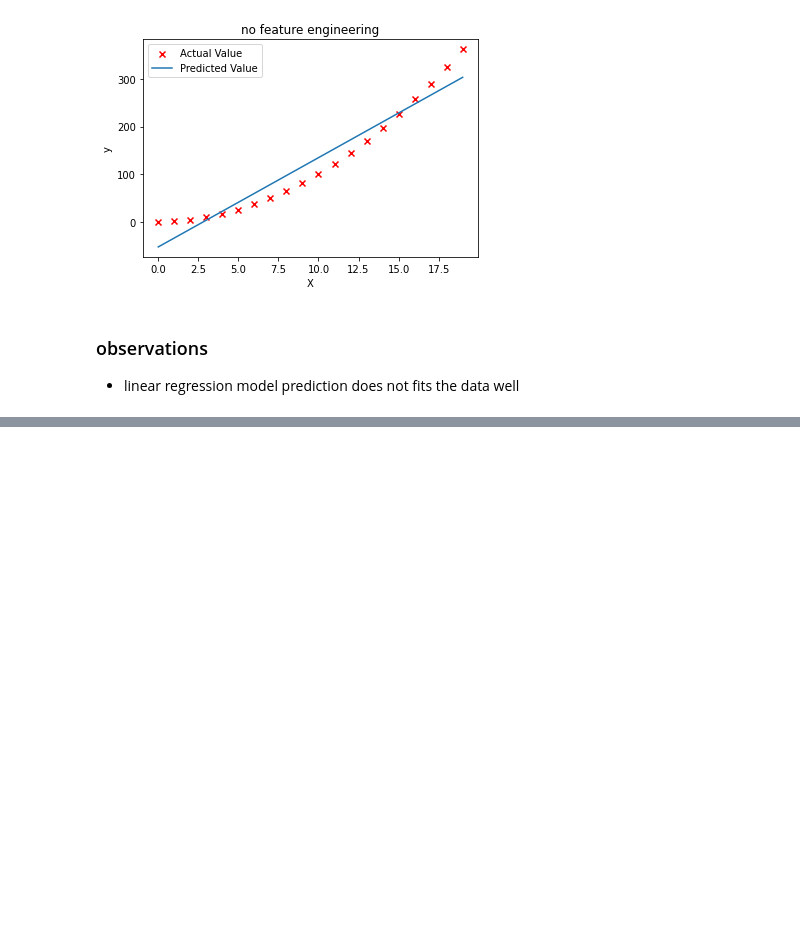
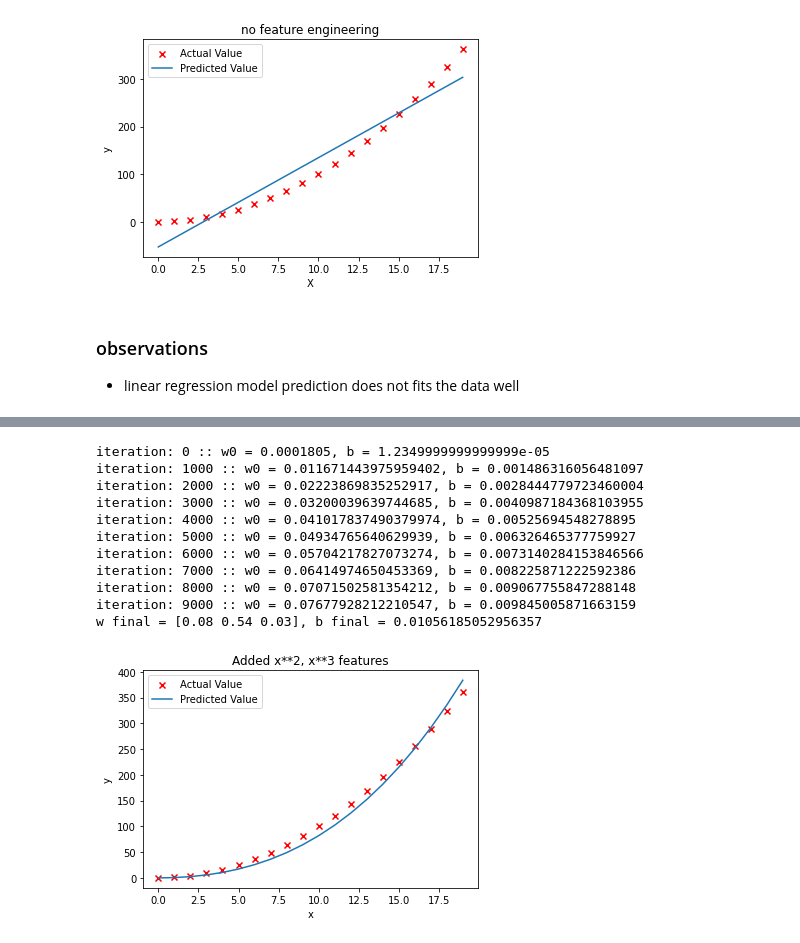
Before and after one commit to anikettrivedi/ml-ai, a Jupyter notebook: 02_linear_regression/02_07_feature_engineering.ipynb, the cells around one changed output, grey strips where cells are left out. Saved outputs shown, nothing was run; the diff lists cells and outputs as text; code cells hidden in the pictures; blank space fills up the shorter version.

```diff
--- a/02_linear_regression/02_07_feature_engineering.ipynb
+++ b/02_linear_regression/02_07_feature_engineering.ipynb
@@ -87,0 +97,36 @@ w0 final = 1.0041749387228514, b final = [0.04896444]
+# %%
+# create target data
+x = np.arange(0, 20, 1)
+y = x**2
+
+# engineer features .
+X = np.c_[x, x**2, x**3]   #<-- added engineered feature
+
+w = np.array([0, 0, 0])
+b = 0
+alpha = 1e-7
+iterations = 10000
+
+model_w,model_b,J_hist,w0_hist,b_hist = gradient_descent(X, y, w, b, compute_cost, compute_gradient, alpha, iterations)
+
+plt.scatter(x, y, marker='x', c='r', label="Actual Value");
+plt.title("Added x**2, x**3 features")
+
+plt.plot(x, np.dot(X,model_w) + model_b, label="Predicted Value");
+plt.xlabel("x");
+plt.ylabel("y");
+plt.legend();
+plt.show()
+# %% [output]
+iteration: 0 :: w0 = 0.0001805, b = 1.2349999999999999e-05
+iteration: 1000 :: w0 = 0.011671443975959402, b = 0.001486316056481097
+iteration: 2000 :: w0 = 0.02223869835252917, b = 0.0028444779723460004
+iteration: 3000 :: w0 = 0.03200039639744685, b = 0.0040987184368103955
+iteration: 4000 :: w0 = 0.041017837490379974, b = 0.00525694548278895
+iteration: 5000 :: w0 = 0.04934765640629939, b = 0.006326465377759927
+iteration: 6000 :: w0 = 0.05704217827073274, b = 0.0073140284153846566
+iteration: 7000 :: w0 = 0.06414974650453369, b = 0.008225871222592386
+iteration: 8000 :: w0 = 0.07071502581354212, b = 0.009067755847288148
+iteration: 9000 :: w0 = 0.07677928212210547, b = 0.009845005871663159
+w final = [0.08 0.54 0.03], b final = 0.01056185052956357
+[figure, added]
```
Also changed, not shown: parts of 16 cells of this notebook, 3 other files.
